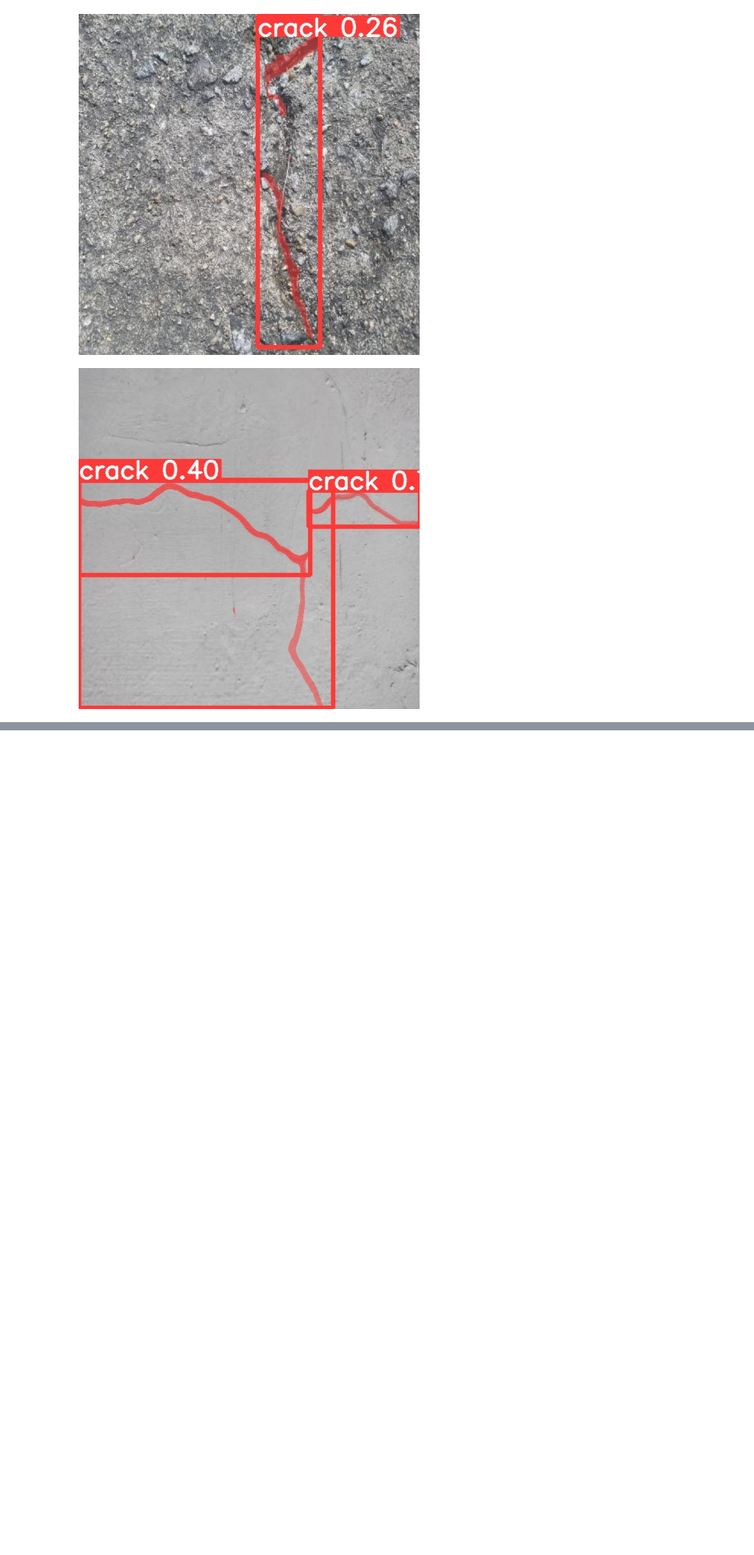
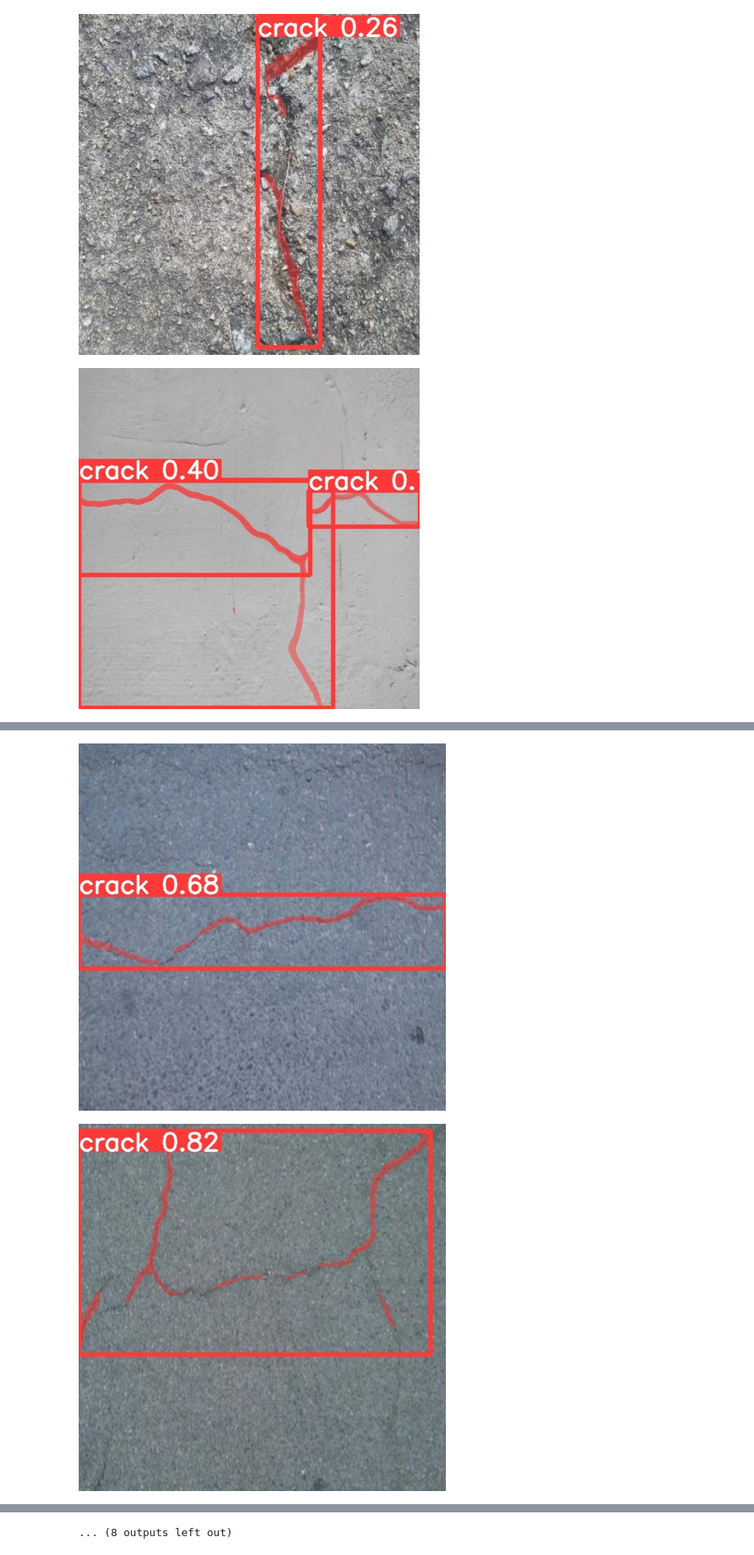
Before and after one commit to PieterSchoolHAN/M3DMRoadInspection, a Jupyter notebook: Yolov7.ipynb, the cells around one changed output, grey strips where cells are left out. Shown at 82% size. Drawn from its saved outputs; the diff is of its cells as text; code cells hidden in the pictures; blank space fills up the shorter version.

Commit message:
Added weiights and predictions on different dataset

```diff
--- a/Yolov7.ipynb
+++ b/Yolov7.ipynb
@@ -157,0 +186,10 @@ for imageName in glob.glob(f'{root}/yolov7/seg/runs/predict-seg/exp3/*.jpg')[:5]
+# %%
+import glob
+from IPython.display import Image, display
+
+for imageName in glob.glob(f'{root}/yolov7/seg/runs/predict-seg/exp/*.jpg')[:20]:
+    display(Image(filename=imageName))
+    print("\n")
+# %% [output]
+[figure, added]
+[figure, added]
@@ -157,0 +206 @@ for imageName in glob.glob(f'{root}/yolov7/seg/runs/predict-seg/exp3/*.jpg')[:5]
+... (8 outputs left out)
```
Also changed, not shown: parts of 3 cells of this notebook, 2 other files.
